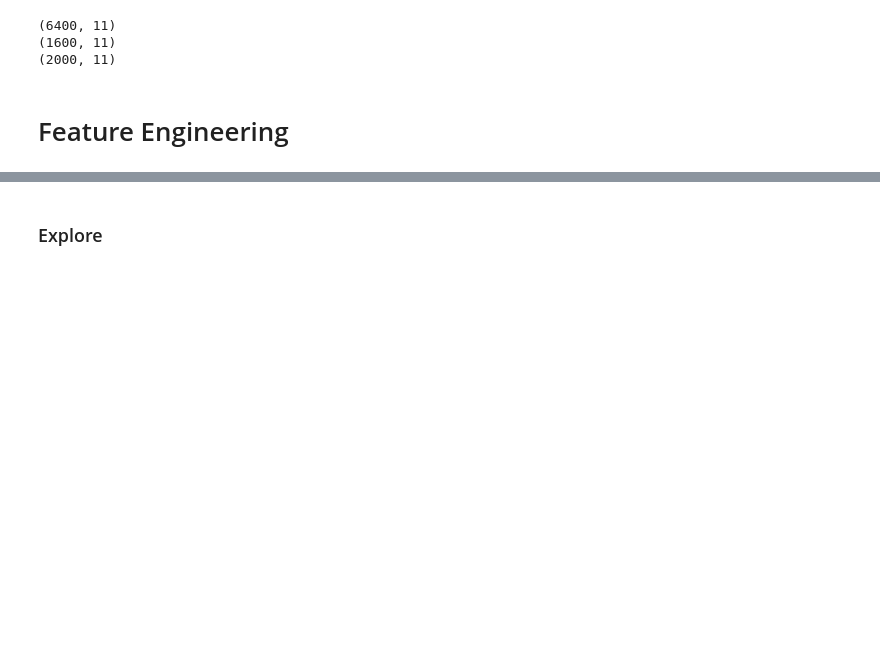
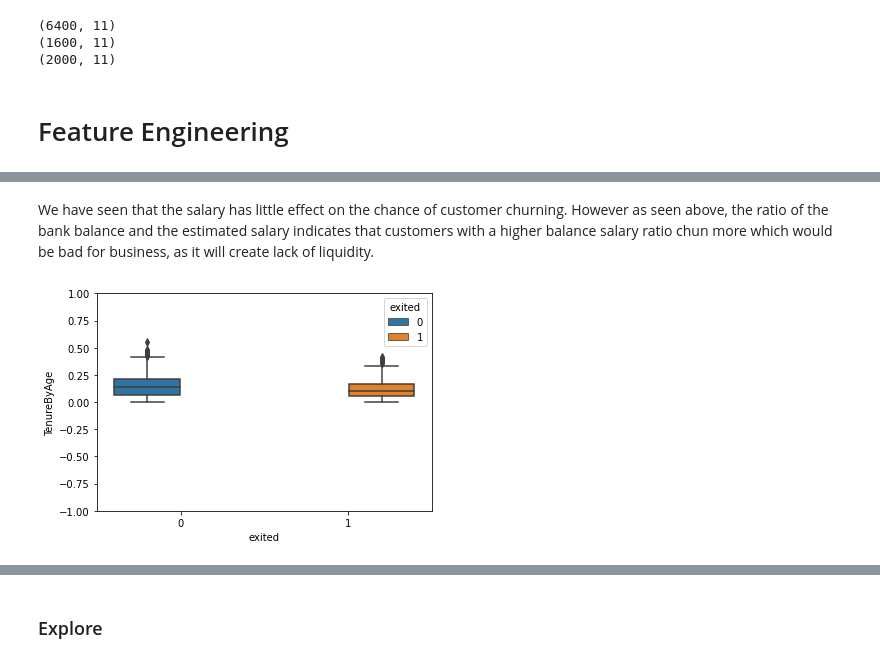
Before and after one commit to rajaramgautam/bank_churn_prediction, a Jupyter notebook: bank_churn_prediction.ipynb, the cells around one changed output, grey strips where cells are left out. Drawn from its saved outputs; the diff is of its cells as text; code cells hidden in the pictures; blank space fills up the shorter version.

```diff
--- a/bank_churn_prediction.ipynb
+++ b/bank_churn_prediction.ipynb
@@ -261,0 +271,12 @@ print(test.shape)
+# %% [markdown]
+We have seen that the salary has little effect on the chance of customer churning. However as seen above, the ratio
+of the bank balance and the estimated salary indicates that customers with a higher balance salary ratio chun more
+which would be bad for business, as it will create lack of liquidity.
+# %%
+# Given that tenure is a function of age, we introduce a variable aiming to standardise tenure over age:
+train['TenureByAge'] = train.tenure/train.age
+sns.boxplot(y = 'TenureByAge', x = 'exited', hue = 'exited', data = train)
+plt.ylim(-1, 1)
+plt.show()
+# %% [output]
+[figure, added]
```
Also changed, not shown: parts of 29 cells of this notebook.
